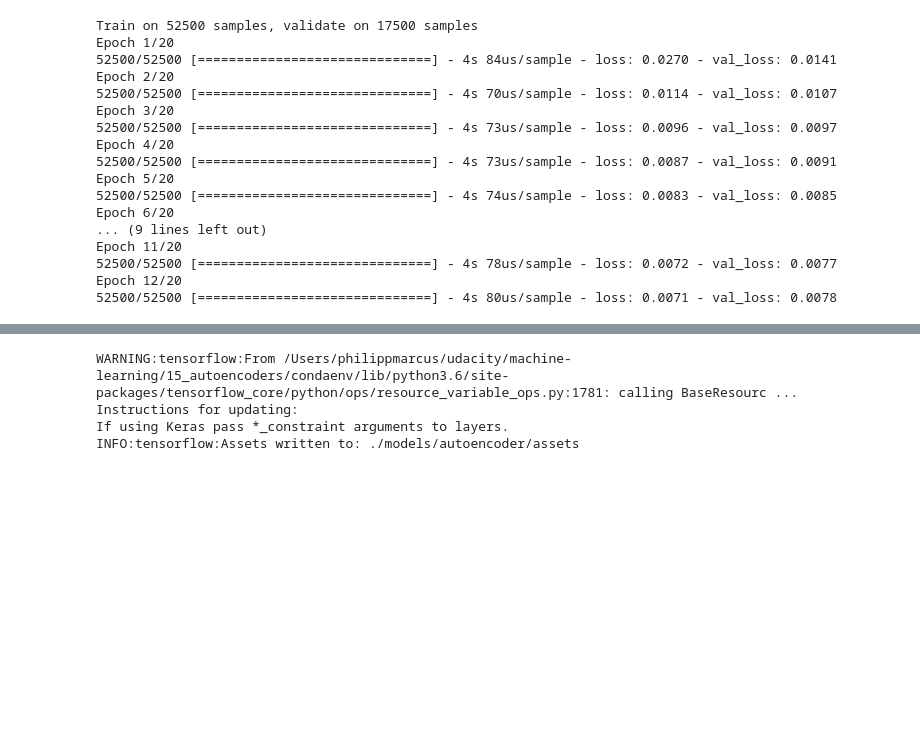
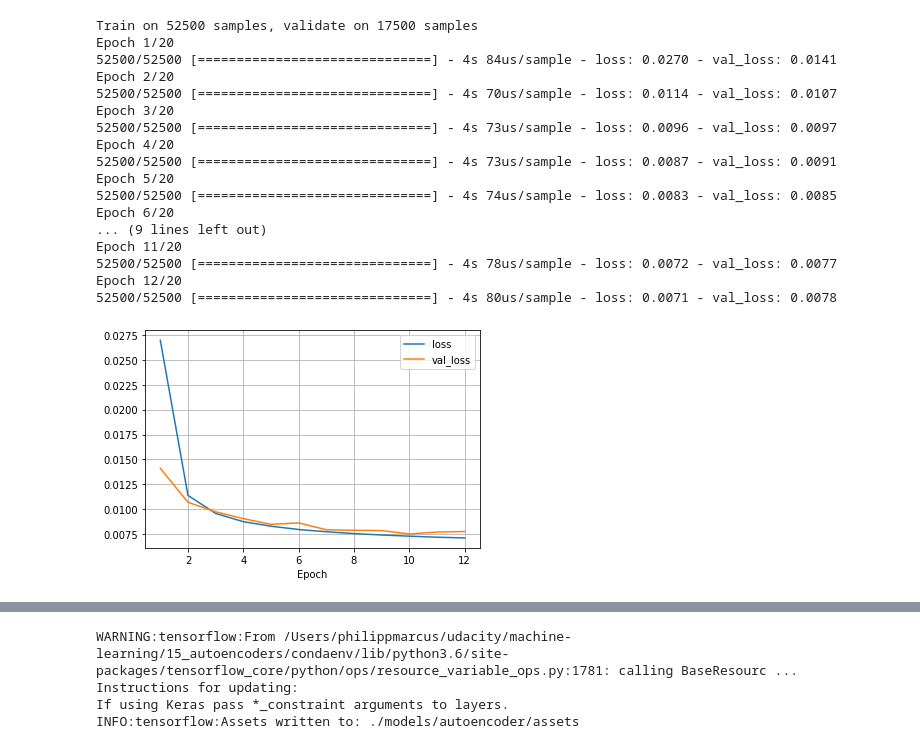
Before and after one commit to philippmarcus/autoencoder-keras, a Jupyter notebook: Autoencoders for pre-training of image classifiers.ipynb, the cells around one changed output, grey strips where cells are left out. Drawn from its saved outputs; the diff is of its cells as text; code cells hidden in the pictures; blank space fills up the shorter version.

Commit message:
Plot of learning curve for the autoencoder added

```diff
--- a/Autoencoders for pre-training of image classifiers.ipynb
+++ b/Autoencoders for pre-training of image classifiers.ipynb
@@ -165,3 +165,15 @@ Epoch 11/20
 52500/52500 [==============================] - 4s 78us/sample - loss: 0.0072 - val_loss: 0.0077
 Epoch 12/20
 52500/52500 [==============================] - 4s 80us/sample - loss: 0.0071 - val_loss: 0.0078
+# %%
+# Plot the training curve
+n_epochs = len(history.history['loss'])
+
+plt.plot(range(1,n_epochs+1), history.history['loss'], label='loss')
+plt.plot(range(1,n_epochs+1), history.history['val_loss'], label='val_loss')
+plt.legend()
+plt.grid()
+plt.xlabel('Epoch')
+plt.show()
+# %% [output]
+[figure, added]
```
Also changed, not shown: parts of 1 cell of this notebook.
